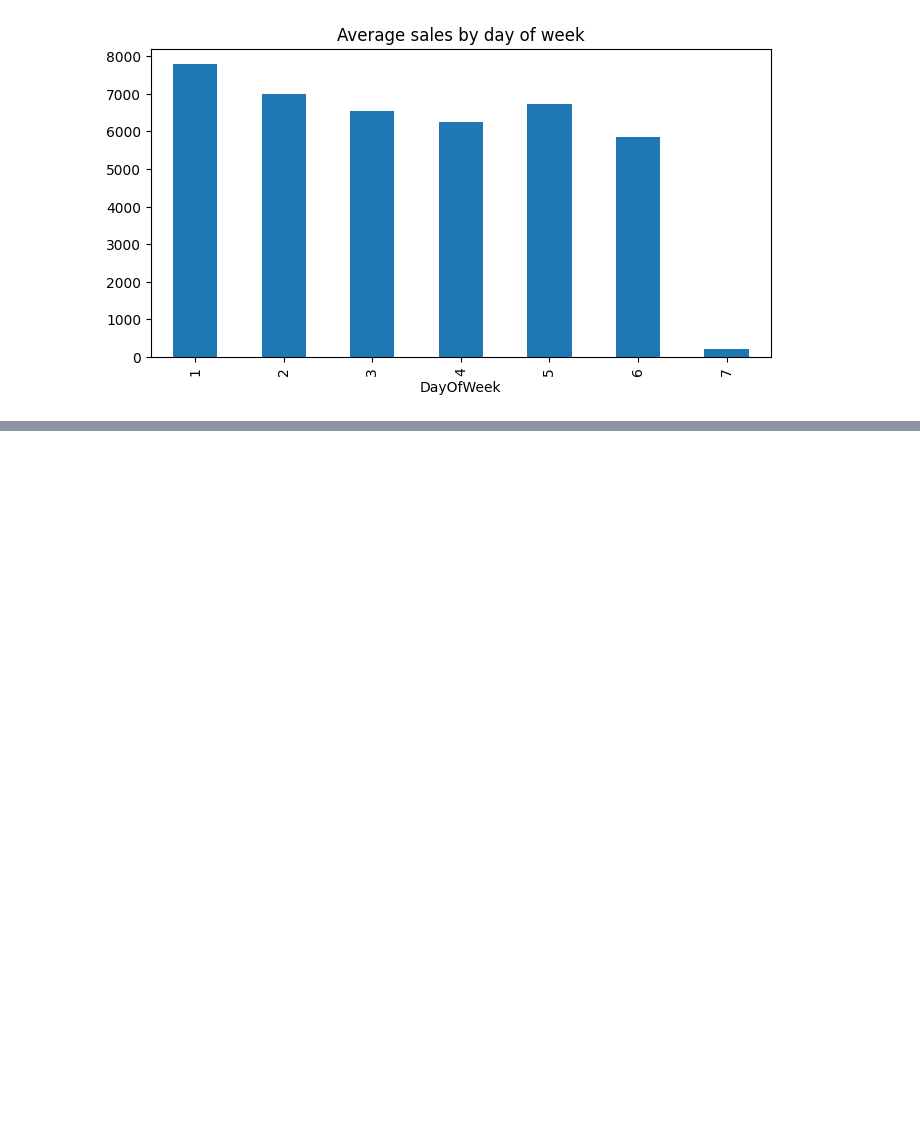
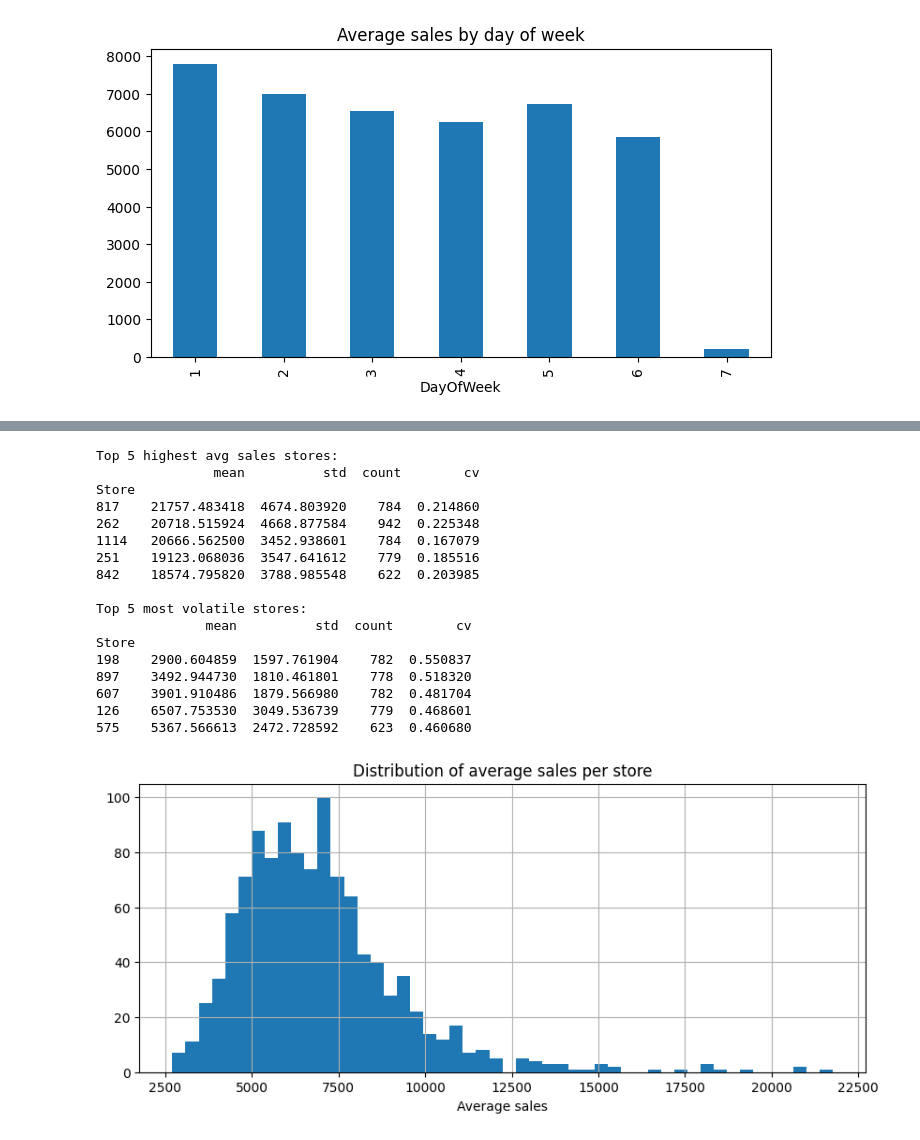
Before and after one commit to Rushilvb/Supply_chain_decision_system, a Jupyter notebook: notebooks/01_eda.ipynb, the cells around one changed output, grey strips where cells are left out. Drawn from its saved outputs; the diff is of its cells as text; code cells hidden in the pictures; blank space fills up the shorter version.

Commit message:
feat: complete EDA with store, holiday and promo analysis

```diff
--- a/notebooks/01_eda.ipynb
+++ b/notebooks/01_eda.ipynb
@@ -108,0 +180,35 @@ plt.show()
+# %%
+# Sales variance across stores
+store_stats = df[df['Open']==1].groupby('Store')['Sales'].agg(['mean', 'std', 'count'])
+store_stats['cv'] = store_stats['std'] / store_stats['mean']  # coefficient of variation
+
+print("Top 5 highest avg sales stores:")
+print(store_stats.nlargest(5, 'mean'))
+
+print("\nTop 5 most volatile stores:")
+print(store_stats.nlargest(5, 'cv'))
+
+# Plot distribution of per-store average sales
+store_stats['mean'].hist(bins=50, figsize=(10, 4))
+plt.title('Distribution of average sales per store')
+plt.xlabel('Average sales')
+plt.show()
+# %% [output]
+Top 5 highest avg sales stores:
+               mean          std  count        cv
+Store
+817    21757.483418  4674.803920    784  0.214860
+262    20718.515924  4668.877584    942  0.225348
+1114   20666.562500  3452.938601    784  0.167079
+251    19123.068036  3547.641612    779  0.185516
+842    18574.795820  3788.985548    622  0.203985
+
+Top 5 most volatile stores:
+              mean          std  count        cv
+Store
+198    2900.604859  1597.761904    782  0.550837
+897    3492.944730  1810.461801    778  0.518320
+607    3901.910486  1879.566980    782  0.481704
+126    6507.753530  3049.536739    779  0.468601
+575    5367.566613  2472.728592    623  0.460680
+[figure, added]
```
Also changed, not shown: parts of 5 cells of this notebook.
